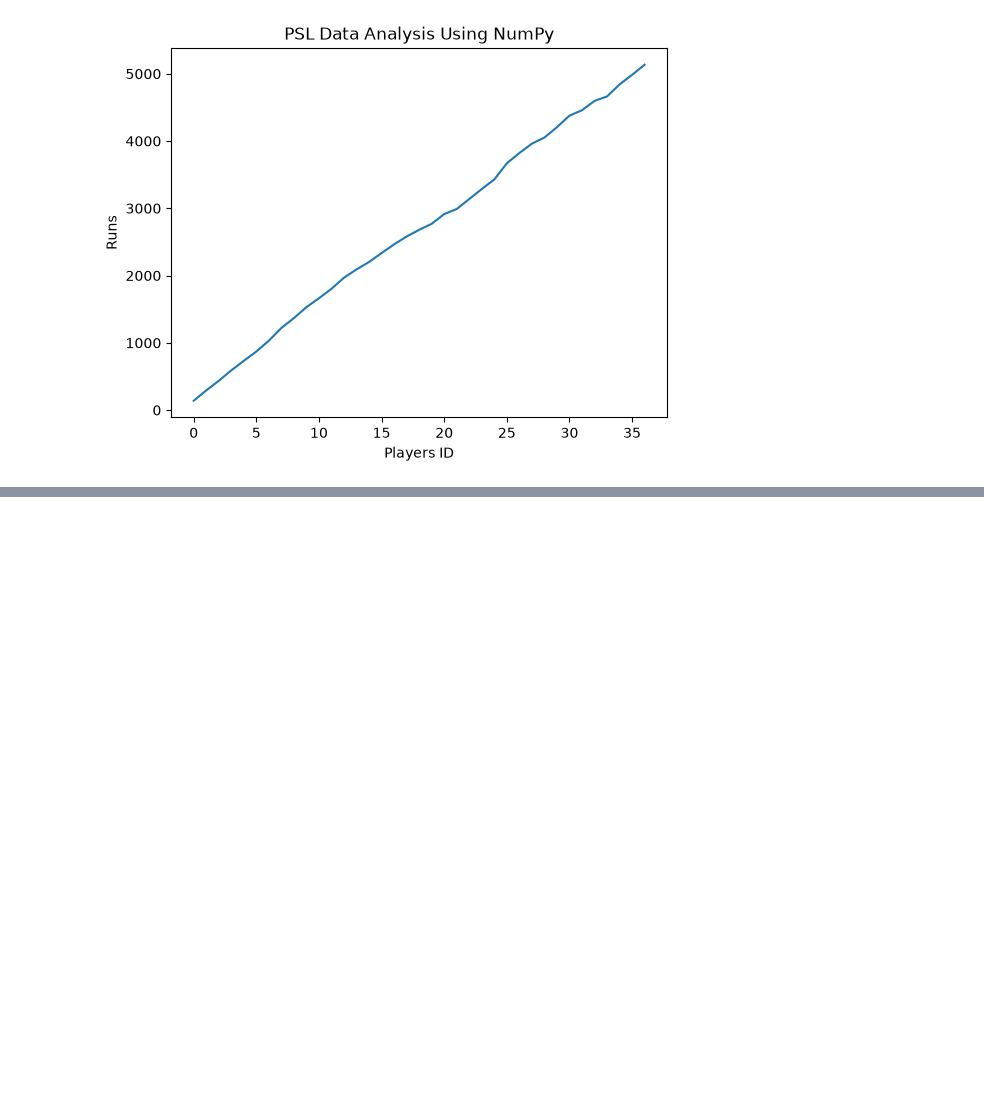
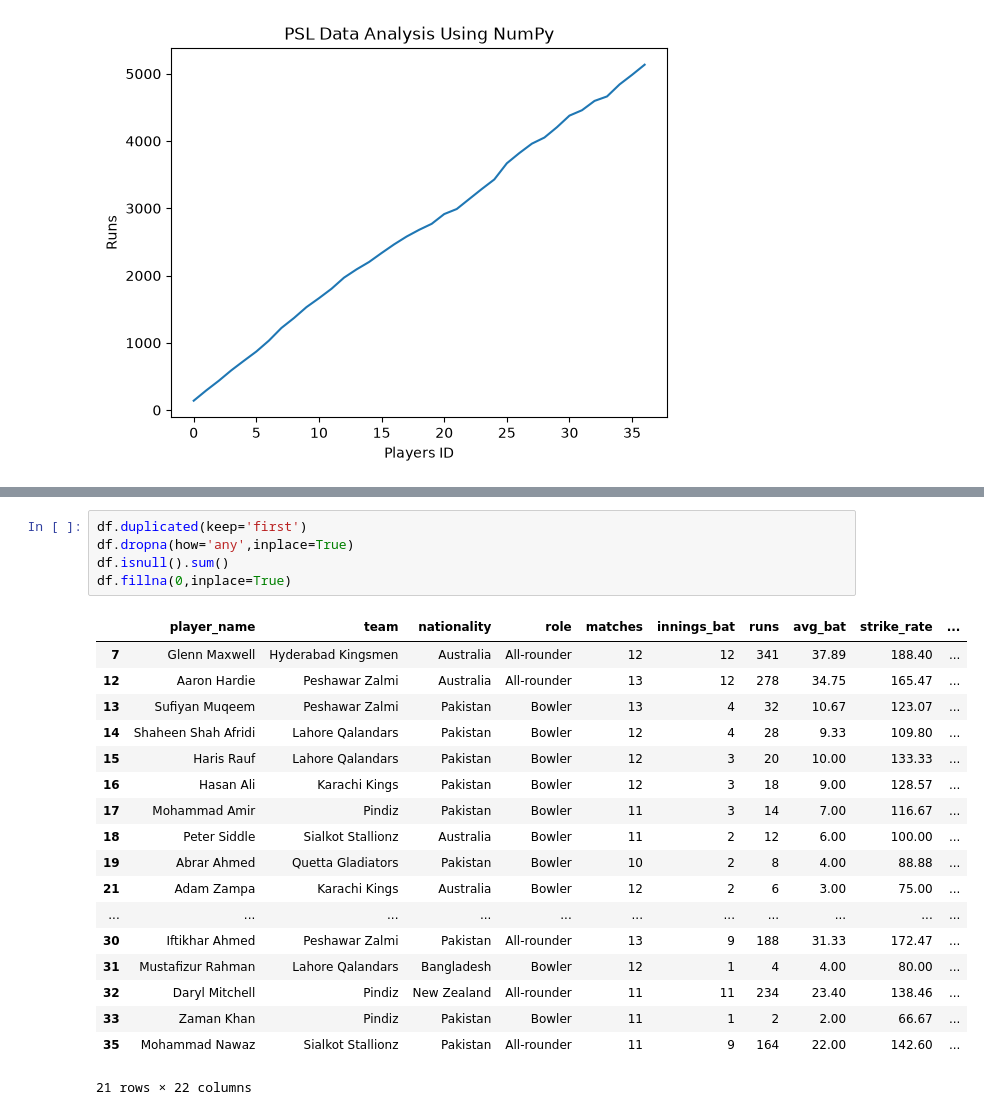
Before and after one commit to abdurrehmanabid5002-hub/Python-Learning, a Jupyter notebook: Numpy/PSL Data Analysis.ipynb, the cells around one changed output, grey strips where cells are left out. Saved outputs shown, nothing was run; the diff lists cells and outputs as text; blank space fills up the shorter version.

```diff
--- a/Numpy/PSL Data Analysis.ipynb
+++ b/Numpy/PSL Data Analysis.ipynb
@@ -224,0 +239,24 @@ plt.show
+# %%
+df.duplicated(keep='first')
+df.dropna(how='any',inplace=True)
+df.isnull().sum()
+df.fillna(0,inplace=True)
+# %% [output]
+|  | player_name | team | nationality | role | matches | innings_bat | runs | avg_bat | strike_rate | ... |
+| 7 | Glenn Maxwell | Hyderabad Kingsmen | Australia | All-rounder | 12 | 12 | 341 | 37.89 | 188.40 | ... |
+| 12 | Aaron Hardie | Peshawar Zalmi | Australia | All-rounder | 13 | 12 | 278 | 34.75 | 165.47 | ... |
+| 13 | Sufiyan Muqeem | Peshawar Zalmi | Pakistan | Bowler | 13 | 4 | 32 | 10.67 | 123.07 | ... |
+| 14 | Shaheen Shah Afridi | Lahore Qalandars | Pakistan | Bowler | 12 | 4 | 28 | 9.33 | 109.80 | ... |
+| 15 | Haris Rauf | Lahore Qalandars | Pakistan | Bowler | 12 | 3 | 20 | 10.00 | 133.33 | ... |
+| 16 | Hasan Ali | Karachi Kings | Pakistan | Bowler | 12 | 3 | 18 | 9.00 | 128.57 | ... |
+| 17 | Mohammad Amir | Pindiz | Pakistan | Bowler | 11 | 3 | 14 | 7.00 | 116.67 | ... |
+| 18 | Peter Siddle | Sialkot Stallionz | Australia | Bowler | 11 | 2 | 12 | 6.00 | 100.00 | ... |
+| 19 | Abrar Ahmed | Quetta Gladiators | Pakistan | Bowler | 10 | 2 | 8 | 4.00 | 88.88 | ... |
+| 21 | Adam Zampa | Karachi Kings | Australia | Bowler | 12 | 2 | 6 | 3.00 | 75.00 | ... |
+| ... | ... | ... | ... | ... | ... | ... | ... | ... | ... | ... |
+| 30 | Iftikhar Ahmed | Peshawar Zalmi | Pakistan | All-rounder | 13 | 9 | 188 | 31.33 | 172.47 | ... |
+| 31 | Mustafizur Rahman | Lahore Qalandars | Bangladesh | Bowler | 12 | 1 | 4 | 4.00 | 80.00 | ... |
+| 32 | Daryl Mitchell | Pindiz | New Zealand | All-rounder | 11 | 11 | 234 | 23.40 | 138.46 | ... |
+| 33 | Zaman Khan | Pindiz | Pakistan | Bowler | 11 | 1 | 2 | 2.00 | 66.67 | ... |
+| 35 | Mohammad Nawaz | Sialkot Stallionz | Pakistan | All-rounder | 11 | 9 | 164 | 22.00 | 142.60 | ... |
+21 rows × 22 columns
```
Also changed, not shown: parts of 3 cells of this notebook.
